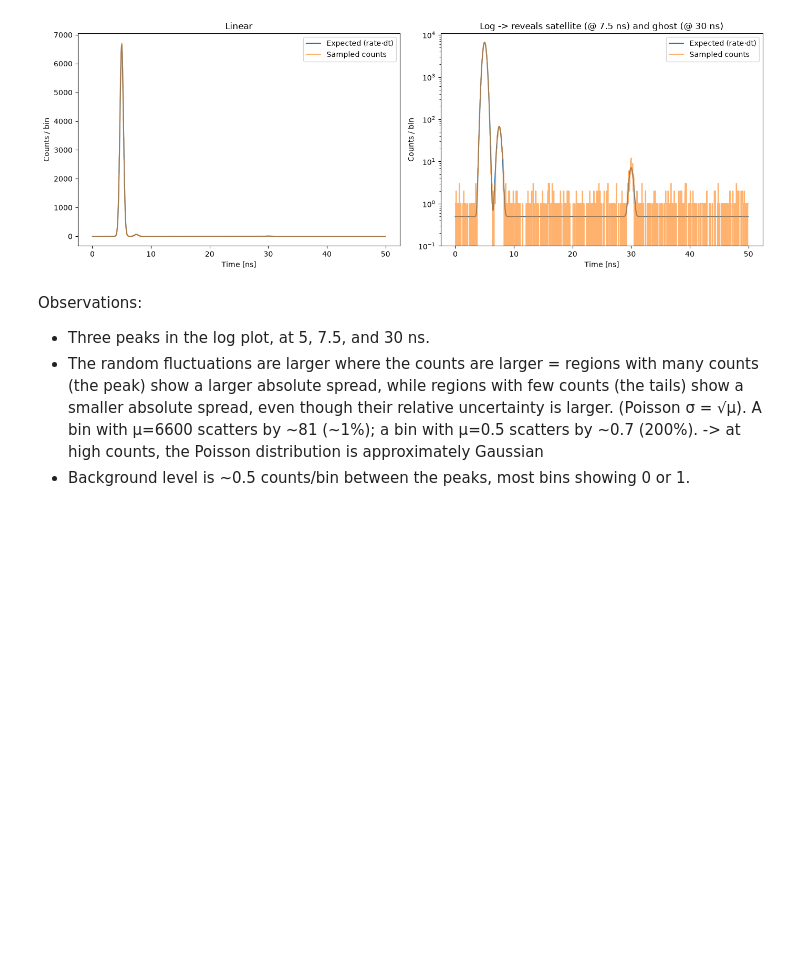
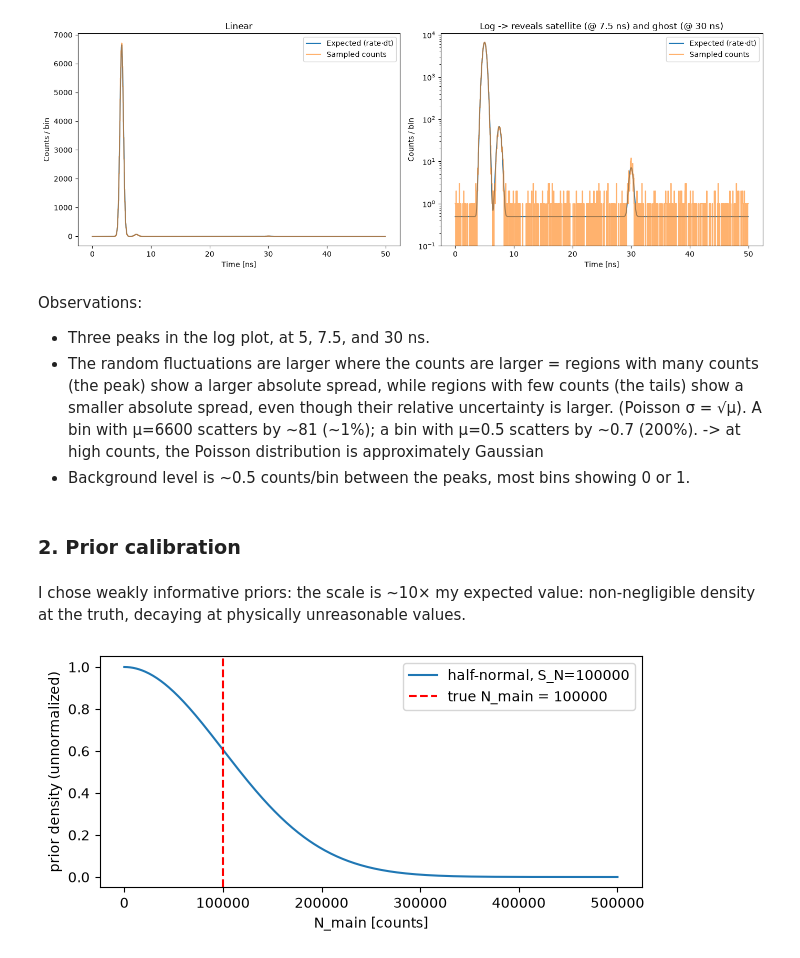
Before and after one commit to lauradmch/bsrl-bayesian-bunch-fit, a Jupyter notebook: notebooks/01_fit.ipynb, the cells around one changed output. Drawn from its saved outputs; the diff is of its cells as text; code cells hidden in the pictures; blank space fills up the shorter version.

Commit message:
feat: add prior calibration and predictive check to 01_fit

```diff
--- a/notebooks/01_fit.ipynb
+++ b/notebooks/01_fit.ipynb
@@ -53,3 +53,24 @@ Observations:
 - Three peaks in the log plot, at 5, 7.5, and 30 ns.
 - The random fluctuations are larger where the counts are larger =  regions with many counts (the peak) show a larger absolute spread, while regions with few counts (the tails) show a smaller absolute spread, even though their relative uncertainty is larger. (Poisson σ = √μ). A bin with μ=6600 scatters by ~81 (~1%); a bin with μ=0.5 scatters by ~0.7 (200%). -> at high counts, the Poisson distribution is approximately Gaussian
 - Background level is ~0.5 counts/bin between the peaks, most bins showing 0 or 1.
+# %% [markdown]
+### 2. Prior calibration
+# %% [markdown]
+I chose weakly informative priors: the scale is ~10× my expected value: non-negligible density at the truth, decaying at physically unreasonable values.
+# %%
+# plot the half-normal on N_main
+from bsrl_fit.model import S_N, S_SIGMA
+
+N_true = theta[0]
+N_grid = np.linspace(0, 5 * S_N, 500)
+poisson_df_N  = np.exp(-N_grid**2 / (2 * S_N**2))  # unnormalized, proportional to prior
+
+fig, ax = plt.subplots(figsize=(7, 3))
+ax.plot(N_grid, poisson_df_N, label=f"half-normal, S_N={S_N:g}")
+ax.axvline(N_true, color="red", linestyle="--", label=f"true N_main = {N_true:g}")
+ax.set_xlabel("N_main [counts]")
+ax.set_ylabel("prior density (unnormalized)")
+ax.legend()
+plt.show()
+# %% [output]
+[figure, added]
```
Also changed, not shown: parts of 5 cells of this notebook.
